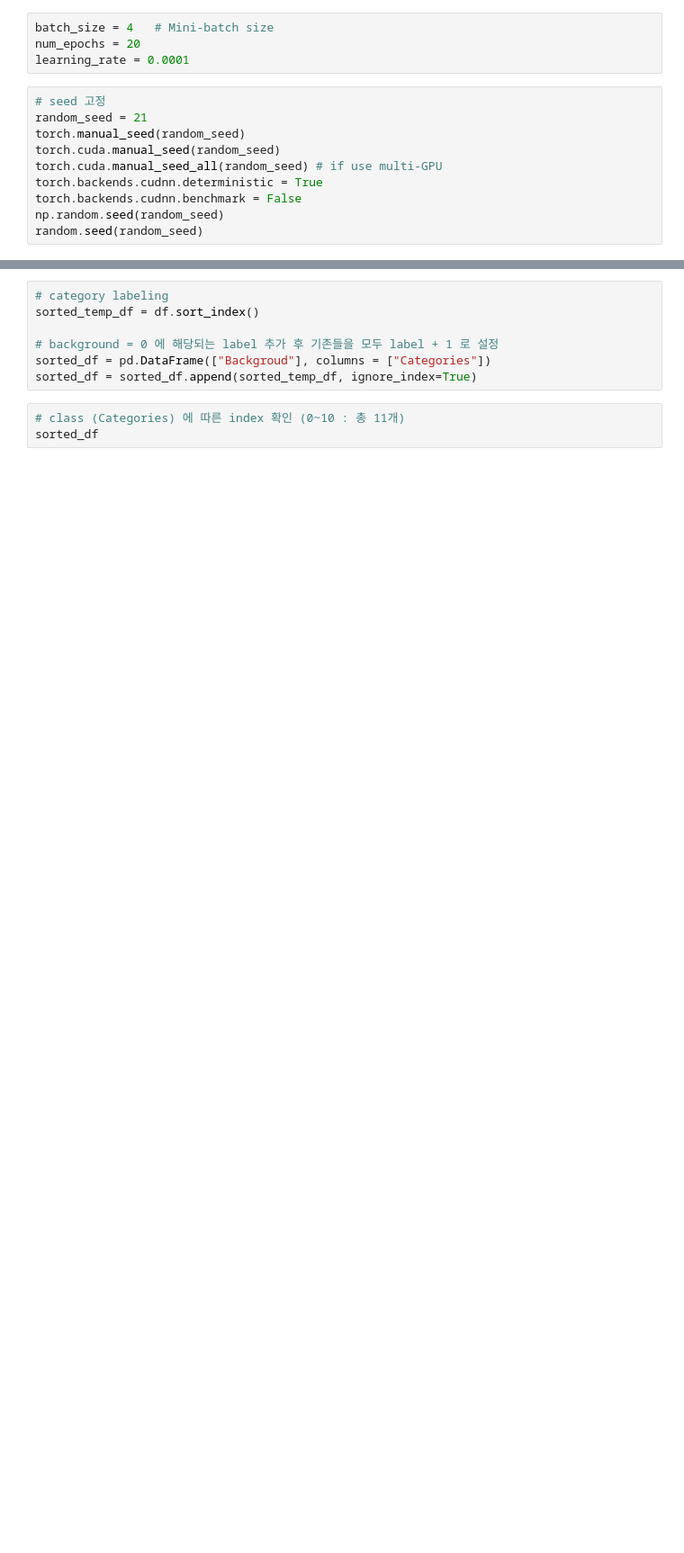
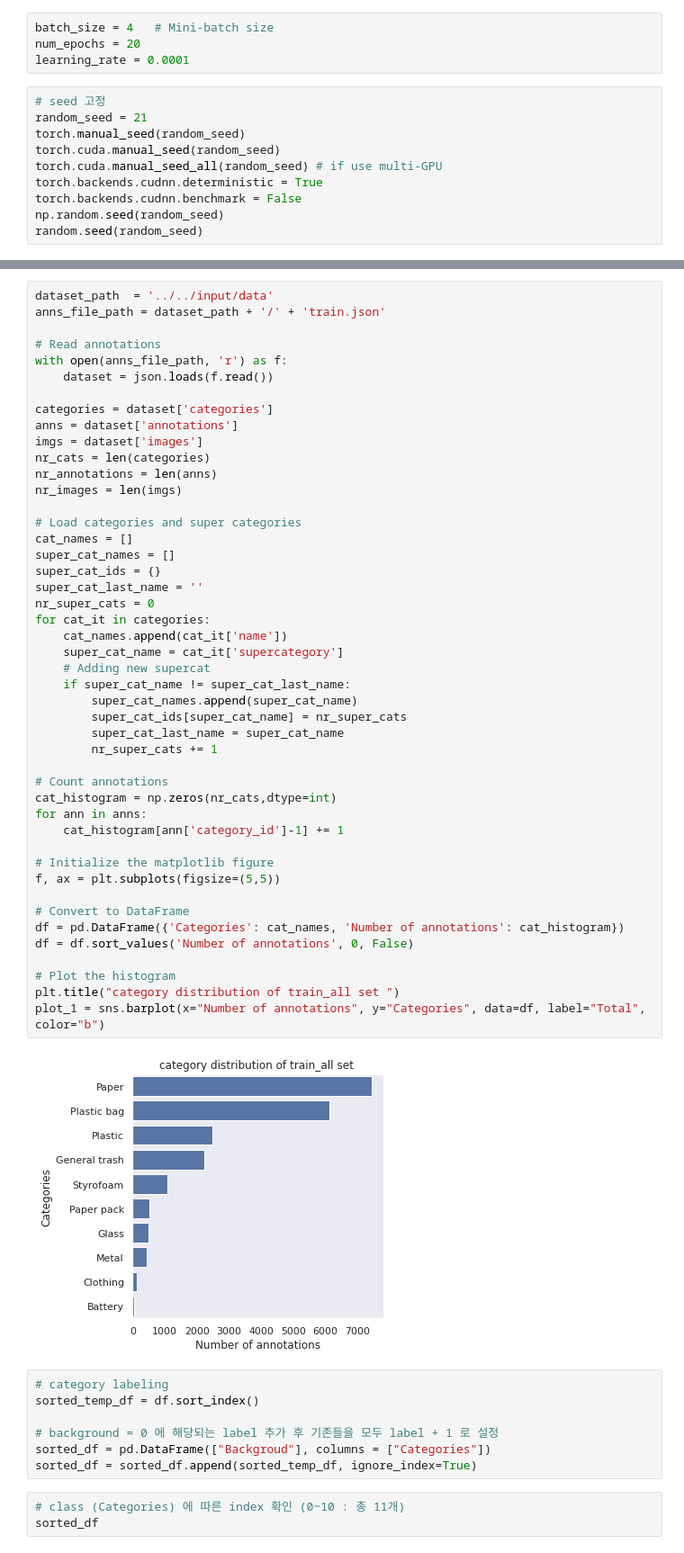
Before and after one commit to boostcampaitech2/semantic-segmentation-level2-cv-09, a Jupyter notebook: copy_paste/check_copy_paste.ipynb, the cells around one changed output, grey strips where cells are left out. Shown at 90% size. Cells and saved outputs as stored; diff of their text form; blank space fills up the shorter version.

Commit message:
wandb-image:

```diff
--- a/copy_paste/check_copy_paste.ipynb
+++ b/copy_paste/check_copy_paste.ipynb
@@ -111,3 +135,51 @@ display(df)
+# %%
+dataset_path  = '../../input/data'
+anns_file_path = dataset_path + '/' + 'train.json'
+
+# Read annotations
+with open(anns_file_path, 'r') as f:
+    dataset = json.loads(f.read())
+
+categories = dataset['categories']
+anns = dataset['annotations']
+imgs = dataset['images']
+nr_cats = len(categories)
+nr_annotations = len(anns)
+nr_images = len(imgs)
+
+# Load categories and super categories
+cat_names = []
+super_cat_names = []
+super_cat_ids = {}
+super_cat_last_name = ''
+nr_super_cats = 0
+for cat_it in categories:
+    cat_names.append(cat_it['name'])
+    super_cat_name = cat_it['supercategory']
+    # Adding new supercat
+    if super_cat_name != super_cat_last_name:
+        super_cat_names.append(super_cat_name)
+        super_cat_ids[super_cat_name] = nr_super_cats
+        super_cat_last_name = super_cat_name
+        nr_super_cats += 1
+
+# Count annotations
+cat_histogram = np.zeros(nr_cats,dtype=int)
+for ann in anns:
+    cat_histogram[ann['category_id']-1] += 1
+
+# Initialize the matplotlib figure
+f, ax = plt.subplots(figsize=(5,5))
+
+# Convert to DataFrame
+df = pd.DataFrame({'Categories': cat_names, 'Number of annotations': cat_histogram})
+df = df.sort_values('Number of annotations', 0, False)
+
+# Plot the histogram
+plt.title("category distribution of train_all set ")
+plot_1 = sns.barplot(x="Number of annotations", y="Categories", data=df, label="Total", color="b")
+# %% [output]
+[figure, added]
 # %%
 # category labeling
 sorted_temp_df = df.sort_index()
```
Also changed, not shown: parts of 8 cells of this notebook, 2 other files.
